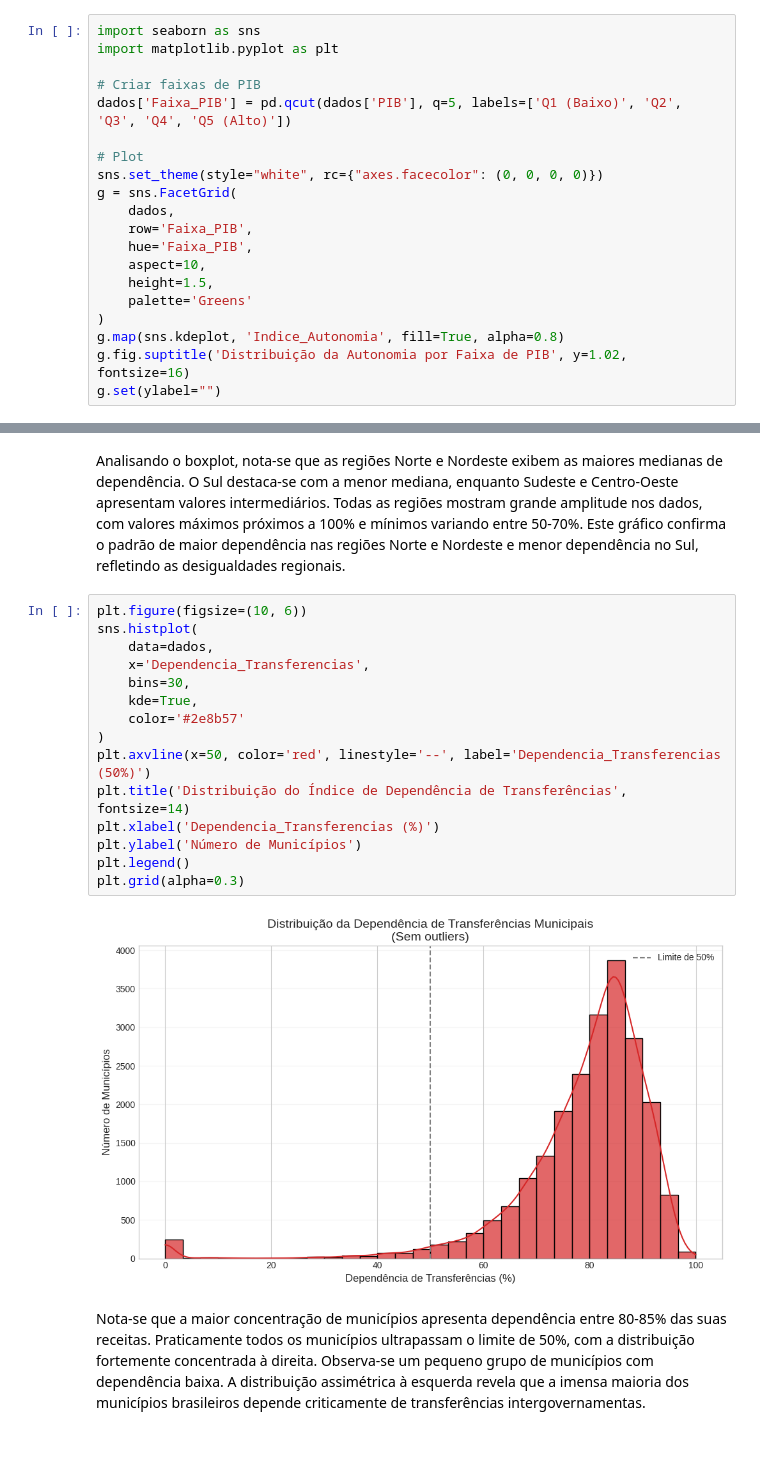
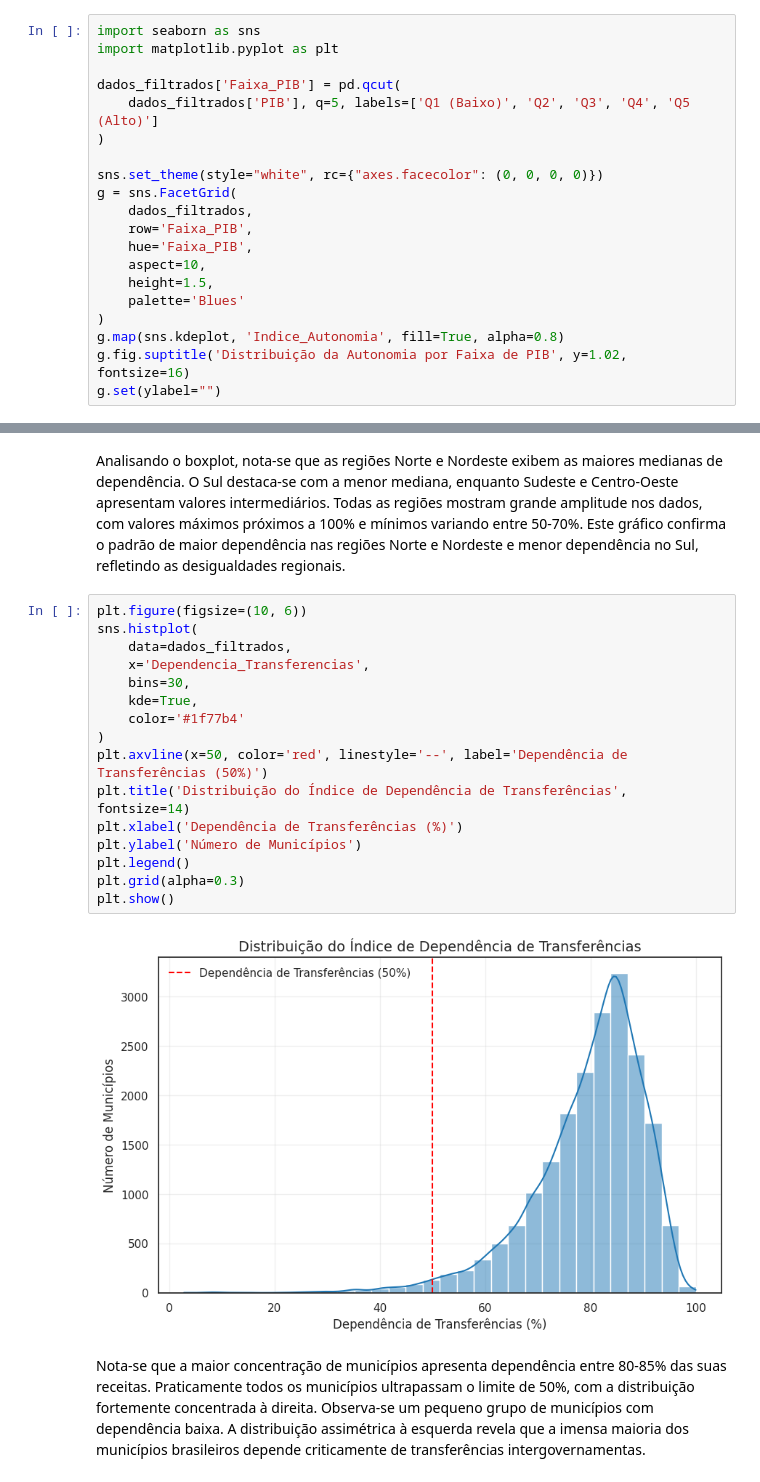
Before and after one commit to amandacmelo/Projeto-Ciencia-de-Dados, a Jupyter notebook: Análise Exploratória dos Dados/Análise_exploratória_dos_dados_Dependência_financeira,_transferências_e_exportaçõesipynb.ipynb, the cells around one changed output, grey strips where cells are left out. Saved outputs shown, nothing was run; the diff lists cells and outputs as text; blank space fills up the shorter version.

```diff
--- a/Análise Exploratória dos Dados/Análise_exploratória_dos_dados_Dependência_financeira,_transferências_e_exportaçõesipynb.ipynb
+++ b/Análise Exploratória dos Dados/Análise_exploratória_dos_dados_Dependência_financeira,_transferências_e_exportaçõesipynb.ipynb
@@ -622,18 +434,18 @@ A análise do gráfico revela que a grande maioria dos municípios brasileiros p
 import seaborn as sns
 import matplotlib.pyplot as plt
 
-# Criar faixas de PIB
-dados['Faixa_PIB'] = pd.qcut(dados['PIB'], q=5, labels=['Q1 (Baixo)', 'Q2', 'Q3', 'Q4', 'Q5 (Alto)'])
+dados_filtrados['Faixa_PIB'] = pd.qcut(
+    dados_filtrados['PIB'], q=5, labels=['Q1 (Baixo)', 'Q2', 'Q3', 'Q4', 'Q5 (Alto)']
+)
 
-# Plot
 sns.set_theme(style="white", rc={"axes.facecolor": (0, 0, 0, 0)})
 g = sns.FacetGrid(
-    dados,
+    dados_filtrados,
     row='Faixa_PIB',
     hue='Faixa_PIB',
     aspect=10,
     height=1.5,
-    palette='Greens'
+    palette='Blues'
 )
 g.map(sns.kdeplot, 'Indice_Autonomia', fill=True, alpha=0.8)
 g.fig.suptitle('Distribuição da Autonomia por Faixa de PIB', y=1.02, fontsize=16)
@@ -763,20 +486,21 @@ Analisando o boxplot, nota-se que as regiões Norte e Nordeste exibem as maiores
 # %%
 plt.figure(figsize=(10, 6))
 sns.histplot(
-    data=dados,
+    data=dados_filtrados,
     x='Dependencia_Transferencias',
     bins=30,
     kde=True,
-    color='#2e8b57'
+    color='#1f77b4'
 )
-plt.axvline(x=50, color='red', linestyle='--', label='Dependencia_Transferencias (50%)')
+plt.axvline(x=50, color='red', linestyle='--', label='Dependência de Transferências (50%)')
 plt.title('Distribuição do Índice de Dependência de Transferências', fontsize=14)
-plt.xlabel('Dependencia_Transferencias (%)')
+plt.xlabel('Dependência de Transferências (%)')
 plt.ylabel('Número de Municípios')
 plt.legend()
 plt.grid(alpha=0.3)
+plt.show()
 # %% [output]
-[figure, old version]
+[figure, new version]
 # %% [markdown]
 Nota-se que a maior concentração de municípios apresenta dependência entre 80-85% das suas receitas. Praticamente todos os municípios ultrapassam o limite de 50%, com a distribuição fortemente concentrada à direita. Observa-se um pequeno grupo de municípios com dependência baixa. A distribuição assimétrica à esquerda revela que a imensa maioria dos municípios brasileiros depende criticamente de transferências intergovernamentas.
 # %%
```
Also changed, not shown: parts of 141 cells of this notebook.
